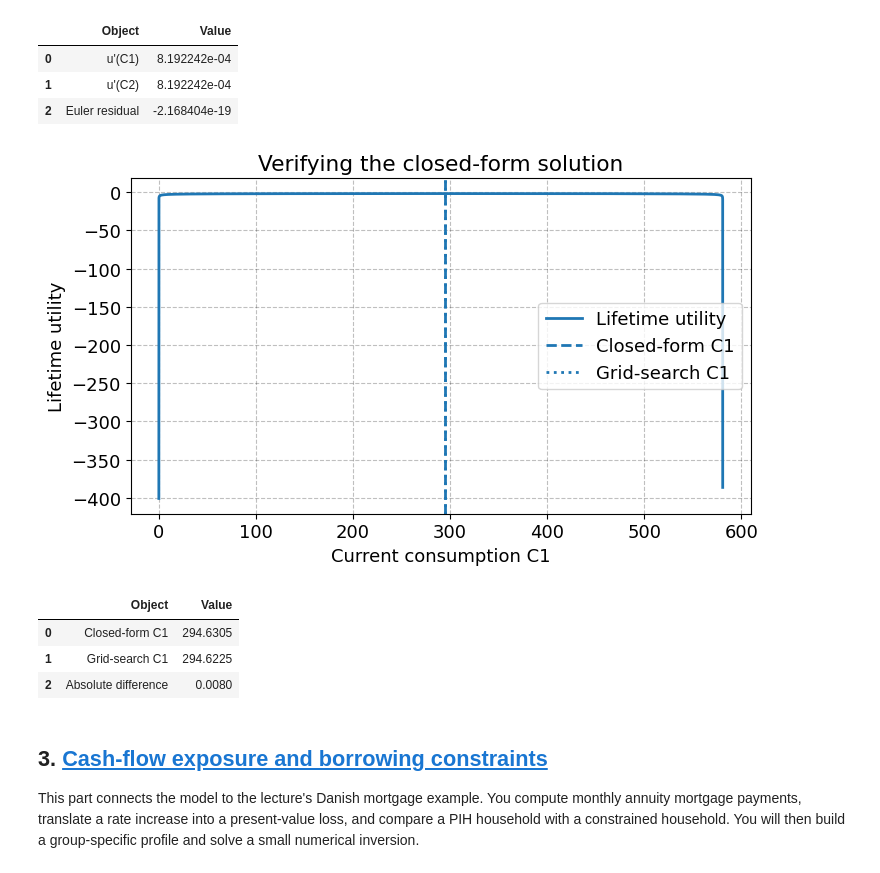
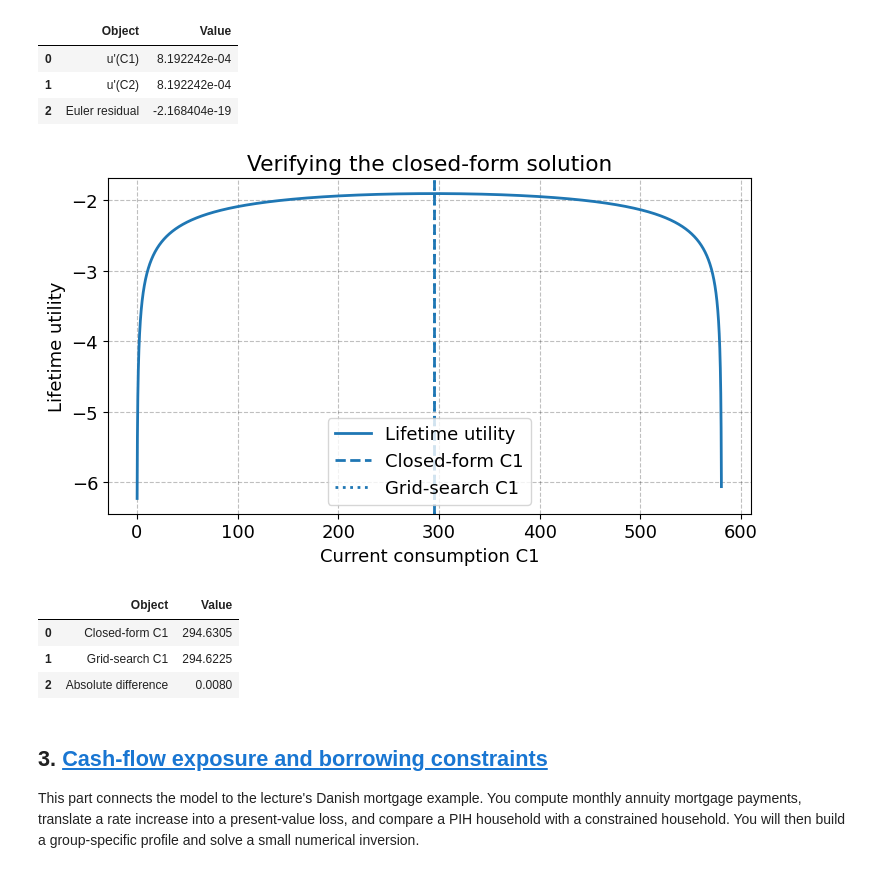
Before and after one commit to dadyownes15/Macroeconomics-B, a Jupyter notebook: week_3/week03_consumption_MD.ipynb, the cells around one changed output. Cells and saved outputs as stored; diff of their text form; code cells hidden in the pictures.

```diff
--- a/week_3/week_consumption_XX.ipynb
+++ b/week_3/week03_consumption_MD.ipynb
@@ -376,33 +367,33 @@ pd.DataFrame({
 # %%
 # Assumption: people cannot die with unpaid debt
 C1_numeric, U_numeric, C1_grid, U_grid = grid_search_c1(
     W=baseline_allocation['W'],
     r=R_B,
     phi=PHI_B,
     sigma=SIGMA_B,
 )
 C1_closed = baseline_allocation['C1']
 C1_abs_difference = abs(C1_numeric - C1_closed)
 
 part2_grid_table = pd.DataFrame({
     'Object': ['Closed-form C1', 'Grid-search C1', 'Absolute difference'],
     'Value': [C1_closed, C1_numeric, C1_abs_difference],
 })
-
+# I removed the first 10 and last 10 points of the points, for better visualization of utility curve.
 fig, ax = plt.subplots(figsize=(7.5, 4.5))
-ax.plot(C1_grid, U_grid, lw=2, label='Lifetime utility')
+ax.plot(C1_grid[10:-10], U_grid[10:-10], lw=2, label='Lifetime utility')
 ax.axvline(C1_closed, lw=2, ls='--', label='Closed-form C1')
 ax.axvline(C1_numeric, lw=2, ls=':', label='Grid-search C1')
 ax.set_title('Verifying the closed-form solution')
 ax.set_xlabel('Current consumption C1')
 ax.set_ylabel('Lifetime utility')
 ax.legend()
 fig.tight_layout()
 plt.show()
 
 part2_grid_table.round(4)
 # %% [output]
-[figure, old version]
+[figure, new version]
 |  | Object | Value |
 | 0 | Closed-form C1 | 294.6305 |
 | 1 | Grid-search C1 | 294.6225 |
```
Also changed, not shown: parts of 13 cells of this notebook, 24 other files.
